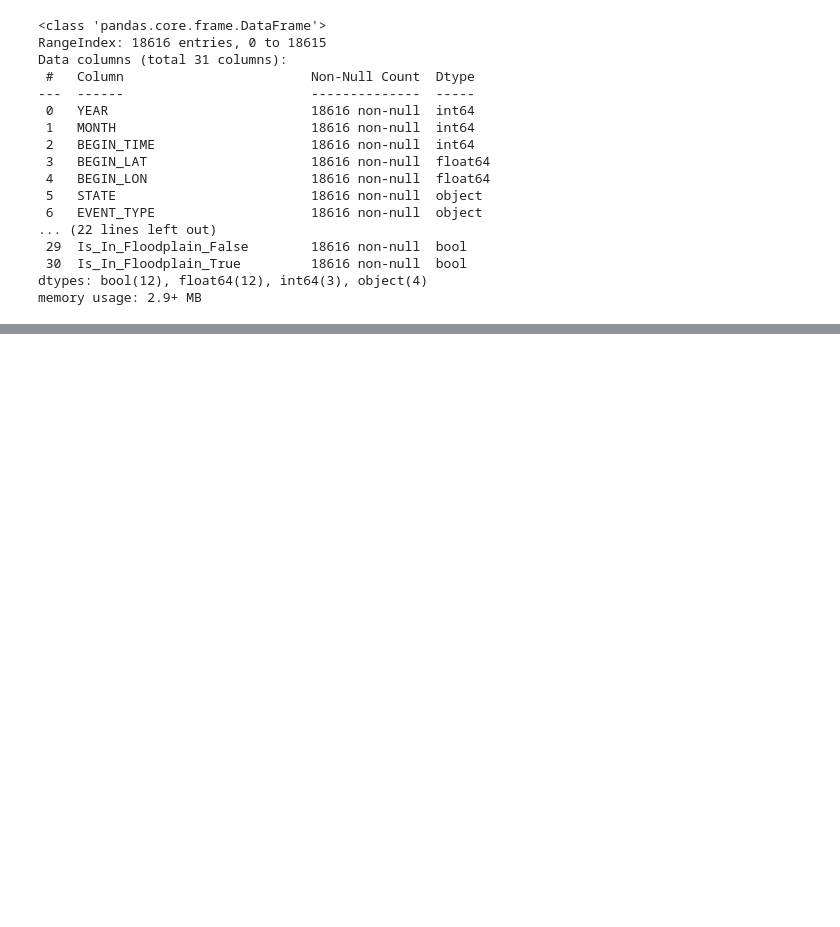
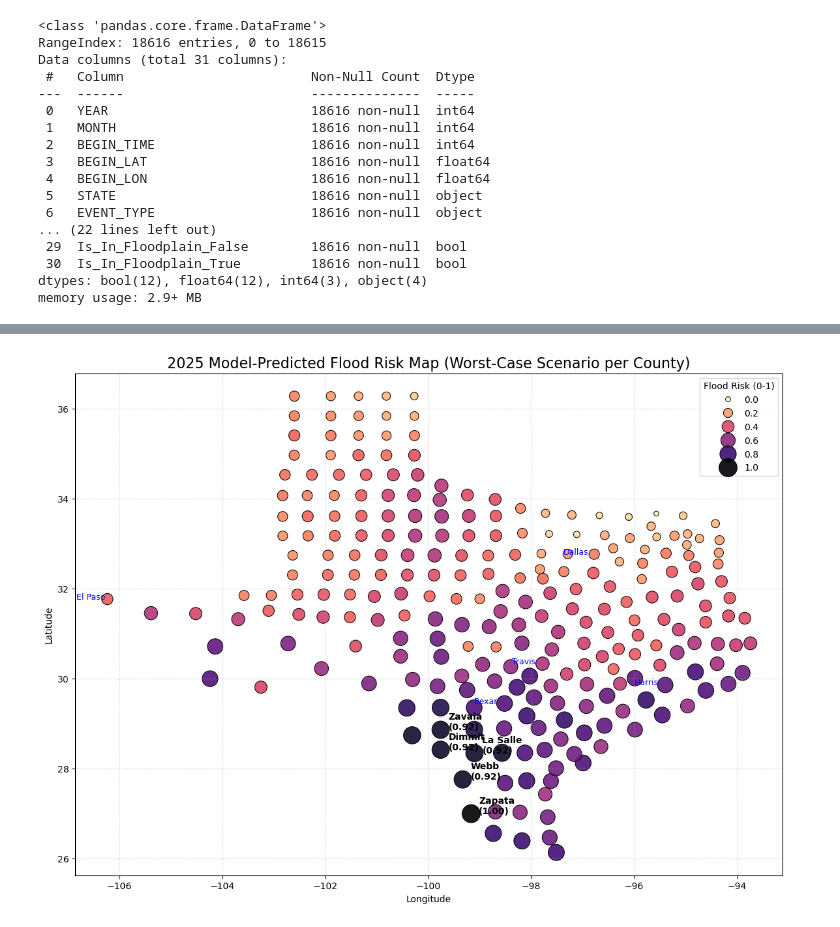
Before and after one commit to AnanthKothuri/GeospatialAIProject, a Jupyter notebook: models/Models.ipynb, the cells around one changed output, grey strips where cells are left out. Drawn from its saved outputs; the diff is of its cells as text; code cells hidden in the pictures; blank space fills up the shorter version.

```diff
--- a/models/Models.ipynb
+++ b/models/Models.ipynb
@@ -388,0 +297,91 @@ Class 1 is: Normal
+# %%
+import pandas as pd
+import seaborn as sns
+import matplotlib.pyplot as plt
+
+cols_to_drop = ['precipitation_sum', 'YEAR', 'BEGIN_TIME']
+df_full = df_full.drop(columns=cols_to_drop, errors='ignore')
+
+feature_cols = X_train_all.columns.tolist()
+X_inference_full = df_full.copy()
+X_inference_full = X_inference_full.reindex(columns=feature_cols, fill_value=0)
+
+risk_cols = [c for c in feature_cols if 'Flood_Zone' in c and 'X' not in c]
+
+is_risky = X_inference_full[risk_cols].max(axis=1)
+
+if 'Is_In_Floodplain_False' in feature_cols:
+    X_inference_full['Is_In_Floodplain_False'] = (is_risky == 0).astype(int)
+
+if 'Is_In_Floodplain_True' in feature_cols:
+    X_inference_full['Is_In_Floodplain_True'] = (is_risky == 1).astype(int)
+
+X_inference_full['Flood_Zone_X'] = (is_risky == 0).astype(int)
+df_full['Predicted_Flood_Risk'] = final_model.predict_proba(X_inference_full)[:, 0]
+
+county_risk_map = df_full.groupby('NAME').agg({
+    'Predicted_Flood_Risk': 'mean',
+    'BEGIN_LAT': 'first',
+    'BEGIN_LON': 'first',
+    'rain_sum': 'max'
+}).reset_index()
+
+min_risk = county_risk_map['Predicted_Flood_Risk'].min()
+max_risk = county_risk_map['Predicted_Flood_Risk'].max()
+
+county_risk_map['Normalized_Risk_Index'] = (
+    (county_risk_map['Predicted_Flood_Risk'] - min_risk) / (max_risk - min_risk)
+)
+
+print(f"Original Risk Range: {min_risk:.2f} - {max_risk:.2f}")
+print("Map normalized to 0.0 - 1.0")
+
+plt.figure(figsize=(14, 10))
+sns.scatterplot(
+    data=county_risk_map,
+    x='BEGIN_LON',
+    y='BEGIN_LAT',
+    hue='Normalized_Risk_Index',
+    size='Normalized_Risk_Index',
+    sizes=(30, 400),
+    palette='magma_r',
+    hue_norm=(0, 1),
+    edgecolor='black',
+    alpha=0.9
+)
+
+top_risk = county_risk_map.sort_values(by='Normalized_Risk_Index', ascending=False).head(5)
+for _, row in top_risk.iterrows():
+    plt.text(
+        row['BEGIN_LON'] + 0.15,
+        row['BEGIN_LAT'],
+        f"{row['NAME']}\n({row['Normalized_Risk_Index']:.2f})",
+        color='black',
+        weight='bold',
+        fontsize=10
+    )
+
+cities = ['Harris', 'Dallas', 'Travis', 'Bexar', 'El Paso']
+for city in cities:
+    city_data = county_risk_map[county_risk_map['NAME'] == city]
+    if not city_data.empty:
+        plt.text(
+            city_data['BEGIN_LON'].values[0] - 0.6,
+            city_data['BEGIN_LAT'].values[0],
+            city,
+            color='blue',
+            fontsize=9
+        )
+
+plt.title('2025 Model-Predicted Flood Risk Map (Worst-Case Scenario per County)', fontsize=16)
+plt.xlabel('Longitude')
+plt.ylabel('Latitude')
+plt.legend(title='Flood Risk (0-1)', loc='upper right')
+plt.grid(True, linestyle='--', alpha=0.4)
+
+plt.savefig('model_flood_risk_map.png')
+plt.show()
+
+print("Top 10 Counties with Highest Normalized Predicted Flood Risk:")
+print(top_risk[['NAME', 'Normalized_Risk_Index', 'rain_sum']])
+# %% [output]
@@ -388,0 +391 @@ Class 1 is: Normal
+[figure, added]
```
Also changed, not shown: parts of 17 cells of this notebook, 1 other file.
